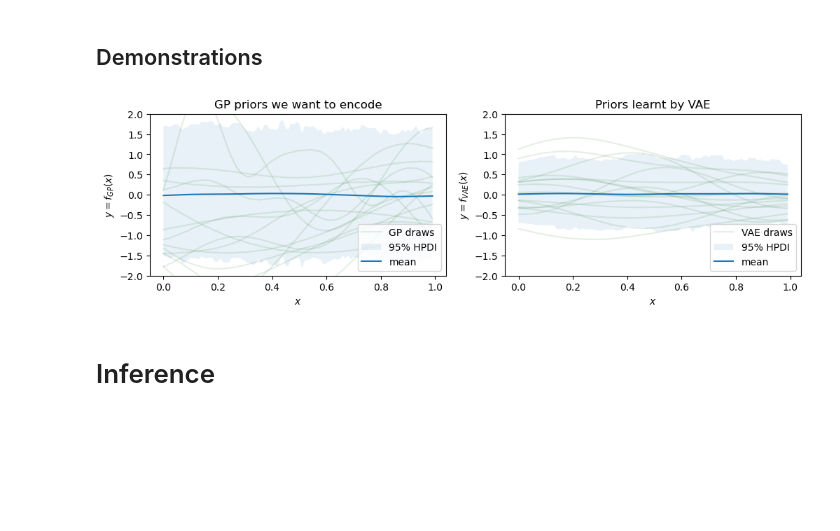
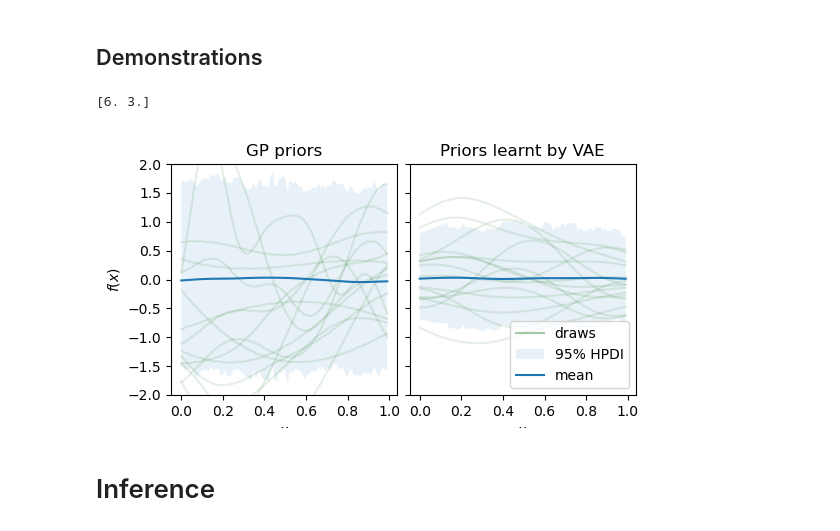
Before and after one commit to mtcairneyleeming/4yp, a Jupyter notebook: 02_PriorVAE_changed_training.ipynb, the cells around one changed output. Cells and saved outputs as stored; diff of their text form; code cells hidden in the pictures; blank space fills up the shorter version.

Commit message:
some plot fixing (more to do!

```diff
--- a/02_PriorVAE_changed_training.ipynb
+++ b/02_PriorVAE_changed_training.ipynb
@@ -146,10 +147,10 @@ comment 09/02/2023: why is there a shelf in the loss?, also, why is our test los
 # %%
 from reusable.util import gen_file_name, save_training, load_training_state, get_decoder_params
 
-filename = gen_file_name("02", args, leave_data_out_default=True)
+filename = gen_file_name("02", args, back_compat_version="B")
 
 if not args["pretrained_vae"]:
-    save_training("02", filename, state, metrics_history )
+    save_training("02", filename, state, metrics_history)
 
 if args["pretrained_vae"]:
     state = load_training_state("02", filename, state)
@@ -161,25 +162,26 @@ args["decoder_params"] = get_decoder_params(state)
 # %%
 from reusable.vae import vae_sample
 from plotting.plots import compare_draws
 from reusable.gp import OneDGP
 rng_key, rng_key_predict = random.split(random.PRNGKey(2))
 
 plot_gp_predictive = Predictive(OneDGP, num_samples=1000)
 gp_draws = plot_gp_predictive(rng_key_predict, x=args["x"], gp_kernel = args["gp_kernel"], jitter=1e-5)['y']
 
 plot_vae_predictive = Predictive(vae_sample, num_samples=1000)
 vae_draws = plot_vae_predictive(
     rng_key_predict,
     hidden_dim1=args["hidden_dim1"],
     hidden_dim2=args["hidden_dim2"],
     latent_dim=args["latent_dim"],
     out_dim=args["n"],
     decoder_params=args["decoder_params"],
 )["f"]
 
-compare_draws(args["x"], gp_draws, vae_draws, "GP priors we want to encode", "Priors learnt by VAE", '$y=f_{GP}(x)$', '$y=f_{VAE}(x)$', "GP", "VAE", save_path="gen_plots/01_prior_comp.png")
+compare_draws(args["x"], gp_draws, vae_draws, "GP priors", "Priors learnt by VAE", '$f(x)$', '$f(x)$', "GP", "VAE", save_path="gen_plots/02/" + gen_file_name("02", args, "prior_comp.pdf"),)
 # %% [output]
+[6. 3.]
-[figure, old version]
+[figure, new version]
 # %% [markdown]
 # Inference
 # %%
```
Also changed, not shown: parts of 8 cells of this notebook, 4 other files.
